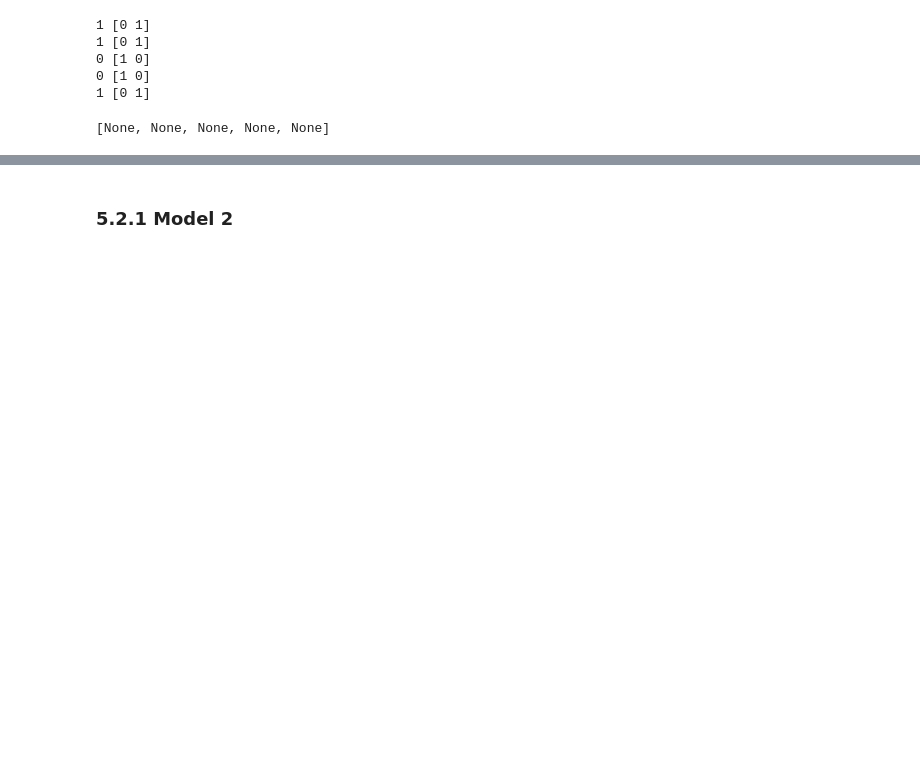
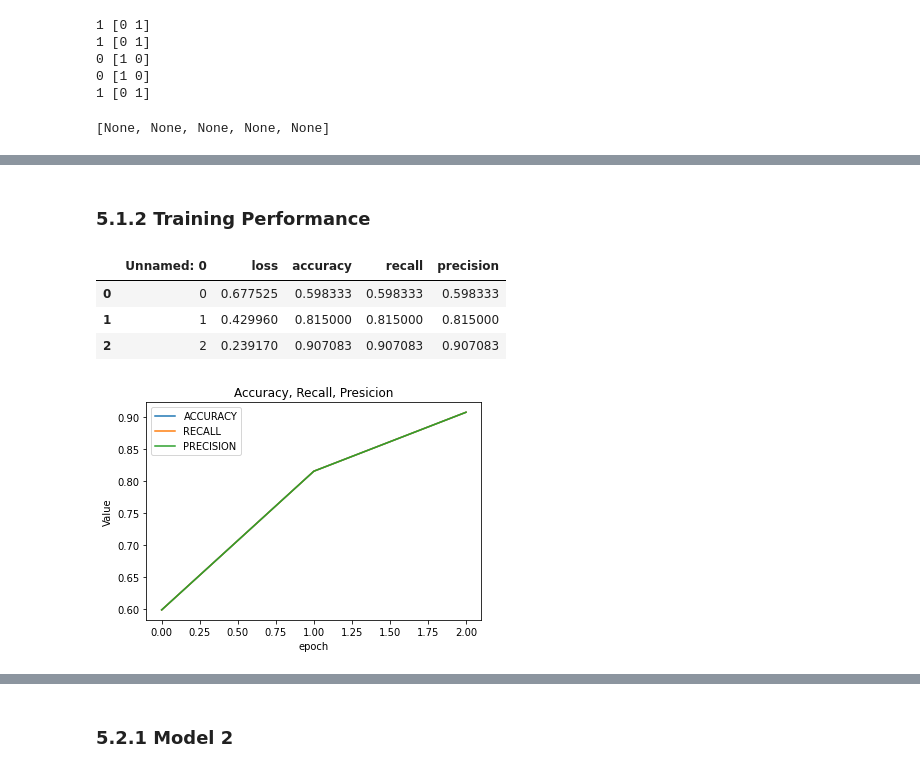
Before and after one commit to NLPActs/NLP_ActInt3, a Jupyter notebook: ActividadIntegradora3.ipynb, the cells around one changed output, grey strips where cells are left out. Drawn from its saved outputs; the diff is of its cells as text; code cells hidden in the pictures; blank space fills up the shorter version.

```diff
--- a/ActividadIntegradora3.ipynb
+++ b/ActividadIntegradora3.ipynb
@@ -321,0 +418,35 @@ model1.save('model1.h5')
+# %% [markdown]
+### 5.1.2 Training Performance
+# %%
+hist1 = pd.read_csv("histModel1.csv")
+# %%
+def plot_model_accuracy(hist):
+    model_accuracy = hist['accuracy']
+    model_recall = hist['recall']
+    model_precision = hist['precision']
+
+    plt.plot(model_accuracy, label='ACCURACY')
+    plt.plot(model_recall, label='RECALL')
+    plt.plot(model_precision, label='PRECISION')
+
+    plt.title("Accuracy, Recall, Presicion")
+    plt.ylabel("Value")
+    plt.xlabel("epoch")
+    plt.legend()
+
+def plot_model_loss(hist):
+    model_accuracy = hist['loss']
+    plt.plot(model_accuracy, label='TRAIN')
+    plt.title("Loss")
+    plt.ylabel("loss")
+    plt.xlabel("epoch")
+    plt.legend()
+# %%
+plot_model_accuracy(hist1)
+hist1
+# %% [output]
+|  | Unnamed: 0 | loss | accuracy | recall | precision |
+| 0 | 0 | 0.677525 | 0.598333 | 0.598333 | 0.598333 |
+| 1 | 1 | 0.429960 | 0.815000 | 0.815000 | 0.815000 |
+| 2 | 2 | 0.239170 | 0.907083 | 0.907083 | 0.907083 |
+[figure, added]
```
Also changed, not shown: parts of 197 cells of this notebook.
